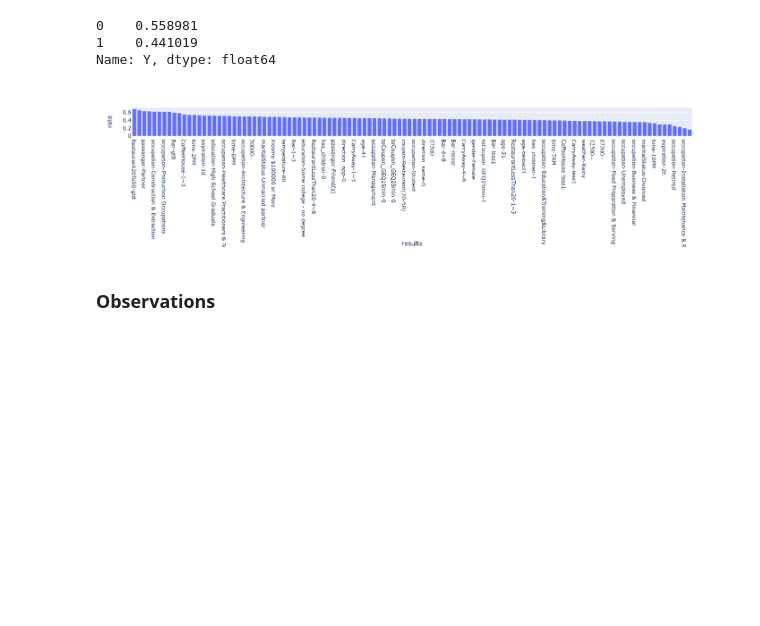
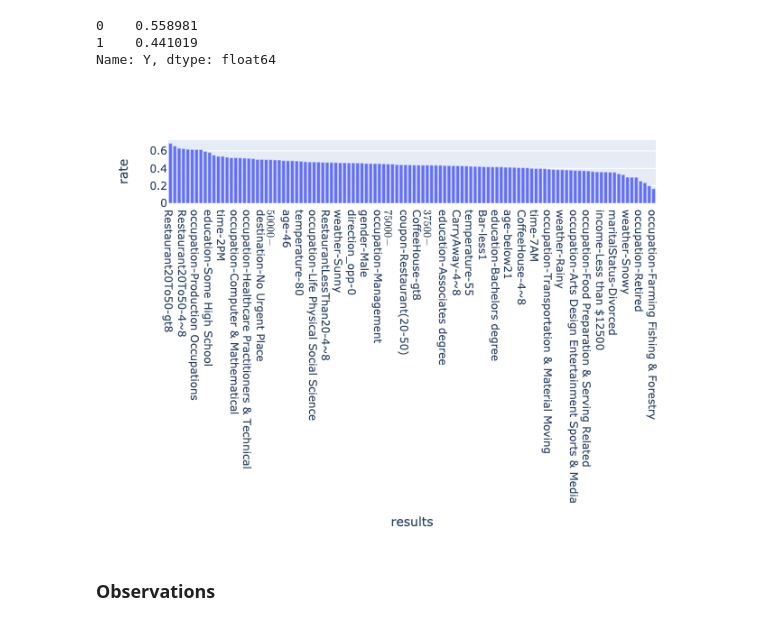
Before and after one commit to masudsp/kraftwerk, a Jupyter notebook: prompt.ipynb, the cells around one changed output. Cells and saved outputs as stored; diff of their text form; code cells hidden in the pictures; blank space fills up the shorter version.

```diff
--- a/prompt.ipynb
+++ b/prompt.ipynb
@@ -360,9 +366,10 @@ r20_50_df['Y'].value_counts(normalize=True)
 1    0.441019
 Name: Y, dtype: float64
 # %%
-px.bar(acceptance_rate(r20_50_df).query('Y == 1'),y='rate', x='results')
+fig = px.bar(acceptance_rate(r20_50_df).query('Y == 1'),y='rate', x='results')
+fig.show("png")
 # %% [output]
-[figure, old version]
+[figure, new version]
 # %% [markdown]
 ### Observations
 # %% [markdown]
```
Also changed, not shown: parts of 10 cells of this notebook.
